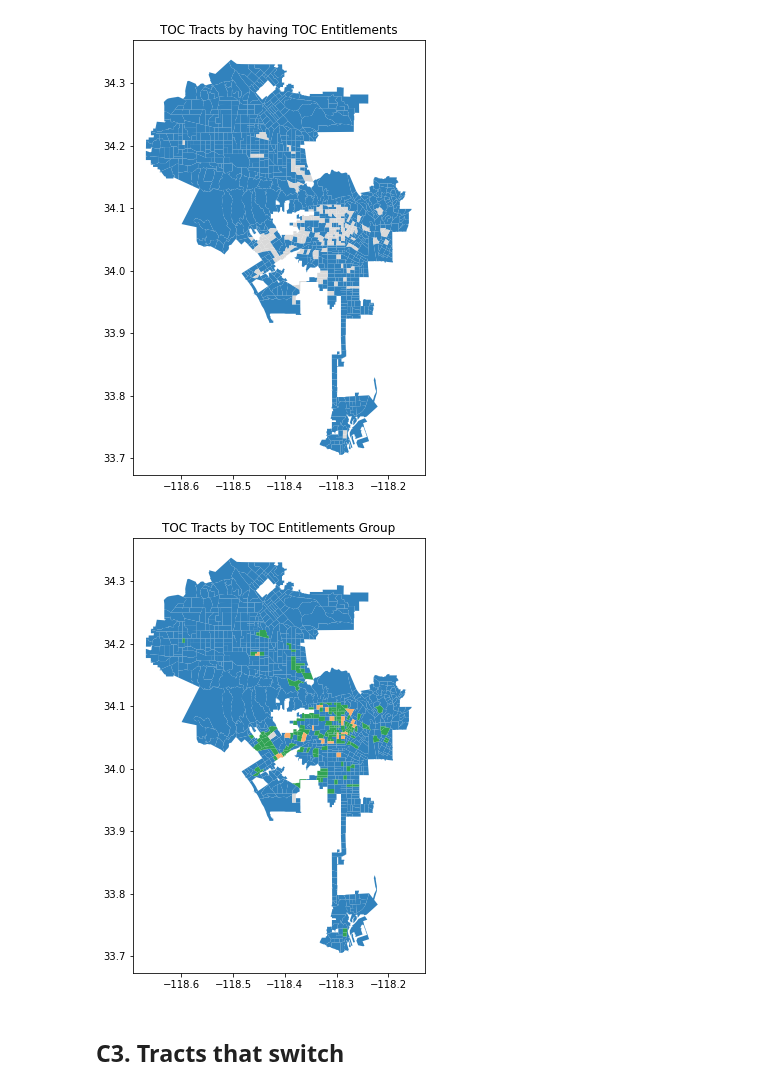
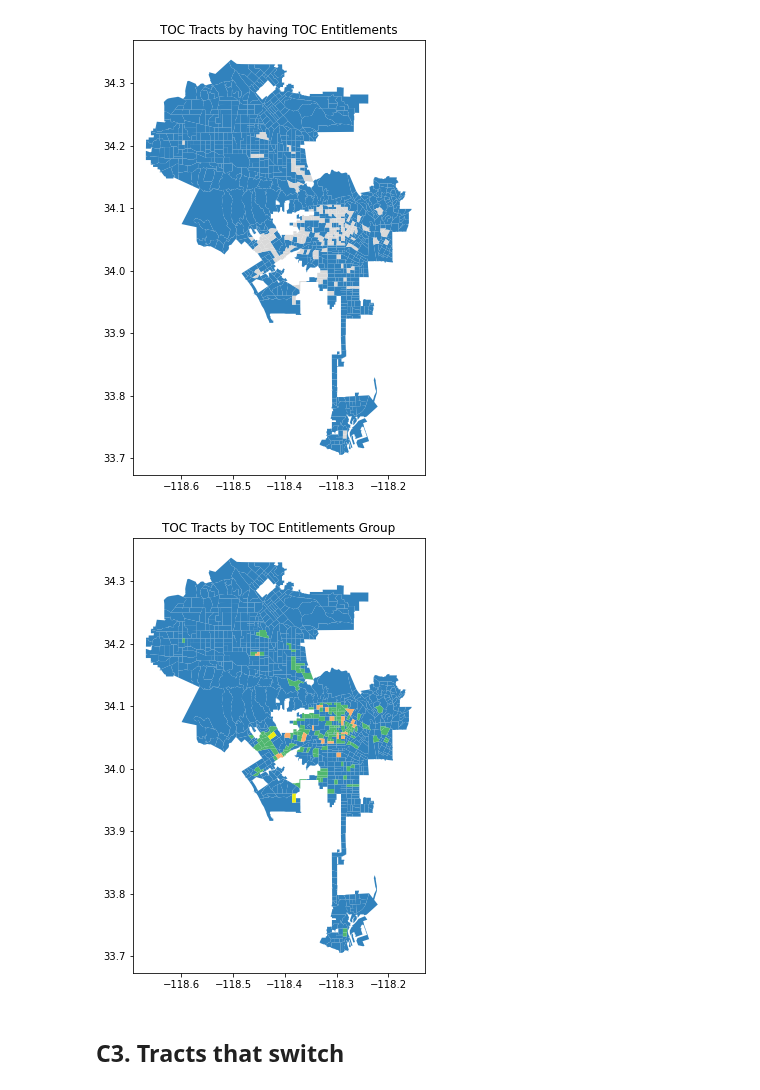
Before and after one commit to CityOfLosAngeles/planning-entitlements, a Jupyter notebook: notebooks/C6-toc-census-stats.ipynb, the cells around one changed output. Saved outputs shown, nothing was run; the diff lists cells and outputs as text; code cells hidden in the pictures.

Commit message:
Add more catalog entries and more data workflow notes

```diff
--- a/notebooks/C6-toc-census-stats.ipynb
+++ b/notebooks/C6-toc-census-stats.ipynb
@@ -24,11 +24,14 @@ bucket_name = 'city-planning-entitlements'
 # %%
 def toc_tracts_clean_and_aggregate():
     # Import data
-    crosswalk_parcels_tracts = pd.read_parquet(f's3://{bucket_name}/data/crosswalk_parcels_tracts.parquet')
+    crosswalk_parcels_tracts = catalog.crosswalk_parcels_tracts.read()
 
+    # Reading in geoparquet much faster, but have to download from S3, can't read from catalog
     s3.download_file(bucket_name, f'gis/intermediate/TOC_Parcels.parquet', '../gis/TOC_Parcels.parquet')
     toc_parcels = gpd.read_parquet('../gis/TOC_Parcels.parquet')
     os.remove('../gis/TOC_Parcels.parquet')
+
+    #toc_parcels = catalog.toc_parcels.read()
 
     df = pd.merge(crosswalk_parcels_tracts.drop(columns = "pop"),
          toc_parcels[toc_parcels.TOC_Tier > 0].drop(columns = 'TOC_Tier'),
@@ -92,14 +95,10 @@ df = toc_tracts_clean_and_aggregate()
 # %%
 # Download parcels with TOC entitlement info, and only keep parcels with TOC ent
 def tracts_with_TOC_ent():
-    parcels = gpd.read_file(
-        f"s3://{bucket_name}/gis/intermediate/toc_eligible_parcels_with_entitlements.geojson"
-    ).to_crs('EPSG:4326')
-
+    parcels = catalog.toc_parcels_with_entitlements.read().to_crs('EPSG:4326')
     toc_parcels = parcels[parcels.num_TOC > 0][['AIN', 'num_TOC', 'num_nonTOC']]
 
-    crosswalk_parcels_tracts = pd.read_parquet(f's3://{bucket_name}/data/crosswalk_parcels_tracts.parquet')
-
+    crosswalk_parcels_tracts = catalog.crosswalk_parcels_tracts.read()
     crosswalk_parcels_tracts = crosswalk_parcels_tracts[["AIN", "GEOID"]]
 
     df = pd.merge(crosswalk_parcels_tracts[["AIN", "GEOID"]],
@@ -150,5 +135,14 @@ census_stats.head(2)
+# %%
+tracts = catalog.census_tracts.read().to_crs("EPSG:4326")
+tracts = (tracts[["GEOID10", "geometry"]]
+          .rename(columns = {"GEOID10": "GEOID"})
+         )
+
+census_stats = catalog.census_analysis_table.read()
+
+census = pd.merge(tracts, census_stats, on = "GEOID", how = "left", validate = "1:1")
 # %%
-final = pd.merge(census_stats, df, on  = "GEOID", how = "left", validate = "1:1")
+final = pd.merge(census, df, on  = "GEOID", how = "left", validate = "1:1")
 # %% [markdown]
 ## C1. Summary stats
 Instead of unweighted averages, we should definitely weight by population.
@@ -430,25 +424,25 @@ final.plot(column="toc_ENT", ax=ax, cmap = "tab20c", legend=False)
 # %%
 # By TOC ENT group
 colors = {0: '#3182bd', # blue
-          1: '#31a354', # green
+          1: '#50b76f', # green
           2: '#fdae6b', # orange
-          3: '#d9d9d9'} # light gray
+          3: '#eded0f'} # yellow
 
 fig, ax = plt.subplots(figsize=(8,8))
 ax.set_title("TOC Tracts by TOC Entitlements Group")
 
 for ctype, data in final.groupby('toc_ENT_group'):
 
     # Define the color for each group using the dictionary
     color = colors[ctype]
 
     # Plot each group using the color defined above
     data.plot(color=color,
               ax=ax,
               label=ctype,
               legend=True)
 # %% [output]
-[figure, old version]
+[figure, new version]
 # %% [markdown]
 ## C3. Tracts that switch
 # %%
```
Also changed, not shown: parts of 4 cells of this notebook, 6 other files.
